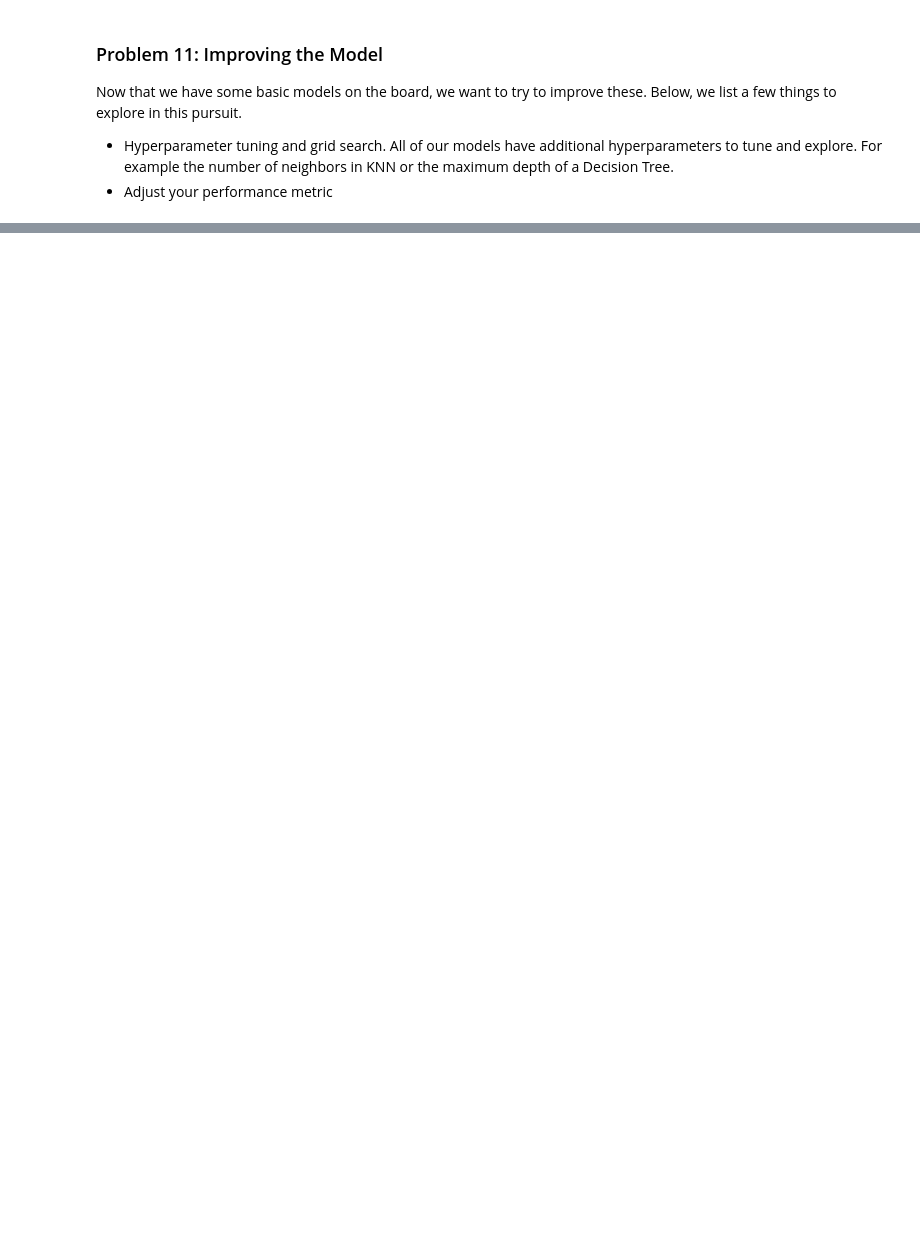
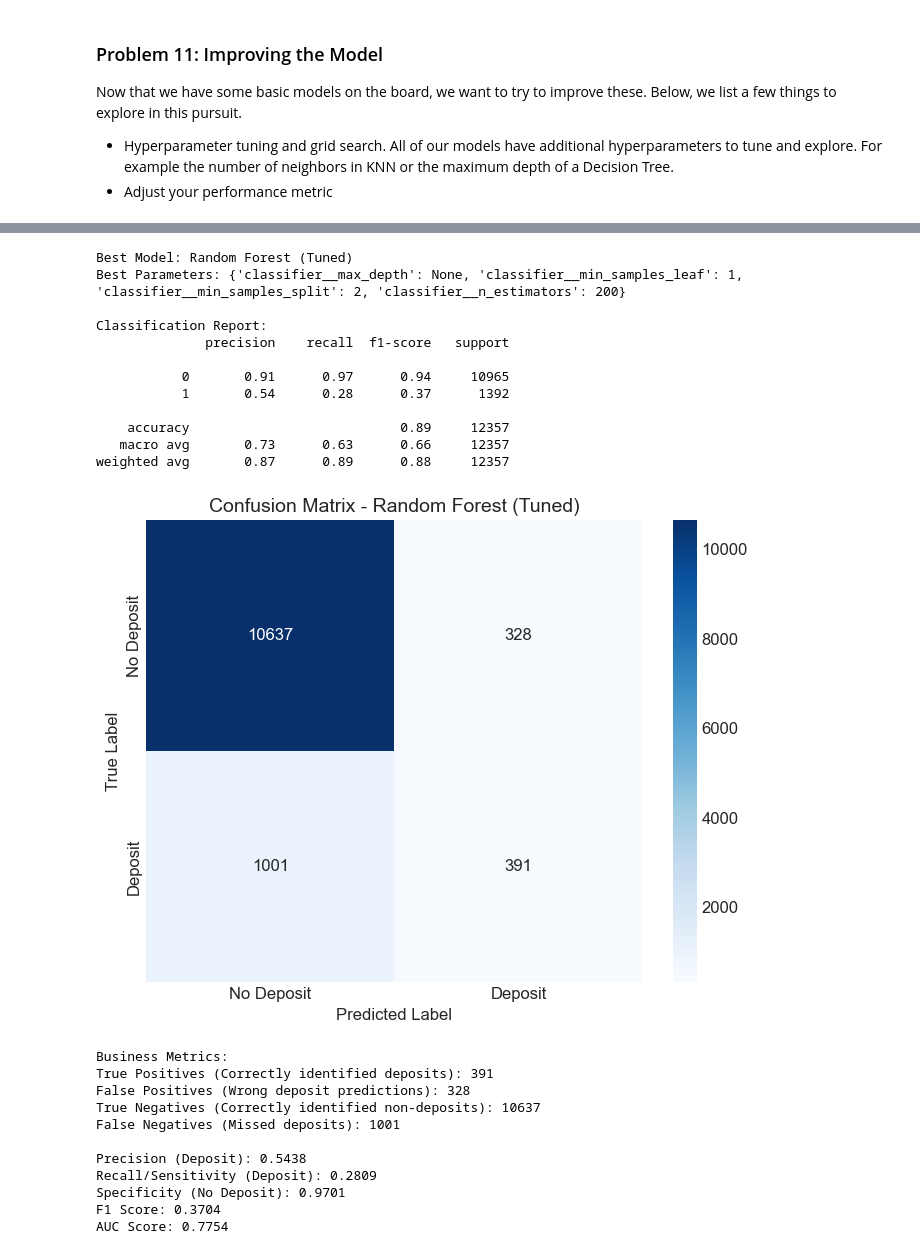
Before and after one commit to robin8wang/Practical_App3, a Jupyter notebook: prompt_III.ipynb, the cells around one changed output, grey strips where cells are left out. Saved outputs shown, nothing was run; the diff lists cells and outputs as text; code cells hidden in the pictures; blank space fills up the shorter version.

```diff
--- a/prompt_III.ipynb
+++ b/prompt_III.ipynb
@@ -105,0 +737,79 @@ Now that we have some basic models on the board, we want to try to improve these
+# %%
+# DETAILED EVALUATION OF BEST MODEL
+
+# Identify best model based on F1 score
+best_model_idx = tuned_df['F1 Score'].idxmax()
+best_model_name = tuned_df.loc[best_model_idx, 'Model']
+best_model_params = tuned_df.loc[best_model_idx, 'Best Params']
+
+print(f"Best Model: {best_model_name}")
+print(f"Best Parameters: {best_model_params}")
+
+# Get the best model (simplified - in practice you would save the actual tuned model)
+if 'Logistic Regression' in best_model_name:
+    best_model = models['Logistic Regression']
+elif 'Decision Tree' in best_model_name:
+    best_model = models['Decision Tree']
+else:
+    best_model = models['Random Forest']
+
+# Fit the best model
+best_model.fit(X_train, y_train)
+
+# Make predictions
+y_pred = best_model.predict(X_test)
+y_pred_proba = best_model.predict_proba(X_test)[:, 1]
+
+# Classification report
+print("\nClassification Report:")
+print(classification_report(y_test, y_pred))
+
+# Confusion matrix
+cm = confusion_matrix(y_test, y_pred)
+plt.figure(figsize=(8, 6))
+sns.heatmap(cm, annot=True, fmt='d', cmap='Blues',
+            xticklabels=['No Deposit', 'Deposit'],
+            yticklabels=['No Deposit', 'Deposit'])
+plt.title(f'Confusion Matrix - {best_model_name}', fontsize=14)
+plt.ylabel('True Label', fontsize=12)
+plt.xlabel('Predicted Label', fontsize=12)
+plt.show()
+
+# Business metrics
+tn, fp, fn, tp = cm.ravel()
+
+print("\nBusiness Metrics:")
+print(f"True Positives (Correctly identified deposits): {tp}")
+print(f"False Positives (Wrong deposit predictions): {fp}")
+print(f"True Negatives (Correctly identified non-deposits): {tn}")
+print(f"False Negatives (Missed deposits): {fn}")
+print(f"\nPrecision (Deposit): {precision_score(y_test, y_pred):.4f}")
+print(f"Recall/Sensitivity (Deposit): {recall_score(y_test, y_pred):.4f}")
+print(f"Specificity (No Deposit): {tn/(tn+fp):.4f}")
+print(f"F1 Score: {f1_score(y_test, y_pred):.4f}")
+print(f"AUC Score: {roc_auc_score(y_test, y_pred_proba):.4f}")
+# %% [output]
+Best Model: Random Forest (Tuned)
+Best Parameters: {'classifier__max_depth': None, 'classifier__min_samples_leaf': 1, 'classifier__min_samples_split': 2, 'classifier__n_estimators': 200}
+
+Classification Report:
+              precision    recall  f1-score   support
+
+           0       0.91      0.97      0.94     10965
+           1       0.54      0.28      0.37      1392
+
+    accuracy                           0.89     12357
+   macro avg       0.73      0.63      0.66     12357
+weighted avg       0.87      0.89      0.88     12357
+[figure, added]
+Business Metrics:
+True Positives (Correctly identified deposits): 391
+False Positives (Wrong deposit predictions): 328
+True Negatives (Correctly identified non-deposits): 10637
+False Negatives (Missed deposits): 1001
+
+Precision (Deposit): 0.5438
+Recall/Sensitivity (Deposit): 0.2809
+Specificity (No Deposit): 0.9701
+F1 Score: 0.3704
+AUC Score: 0.7754
```
Also changed, not shown: parts of 22 cells of this notebook.
